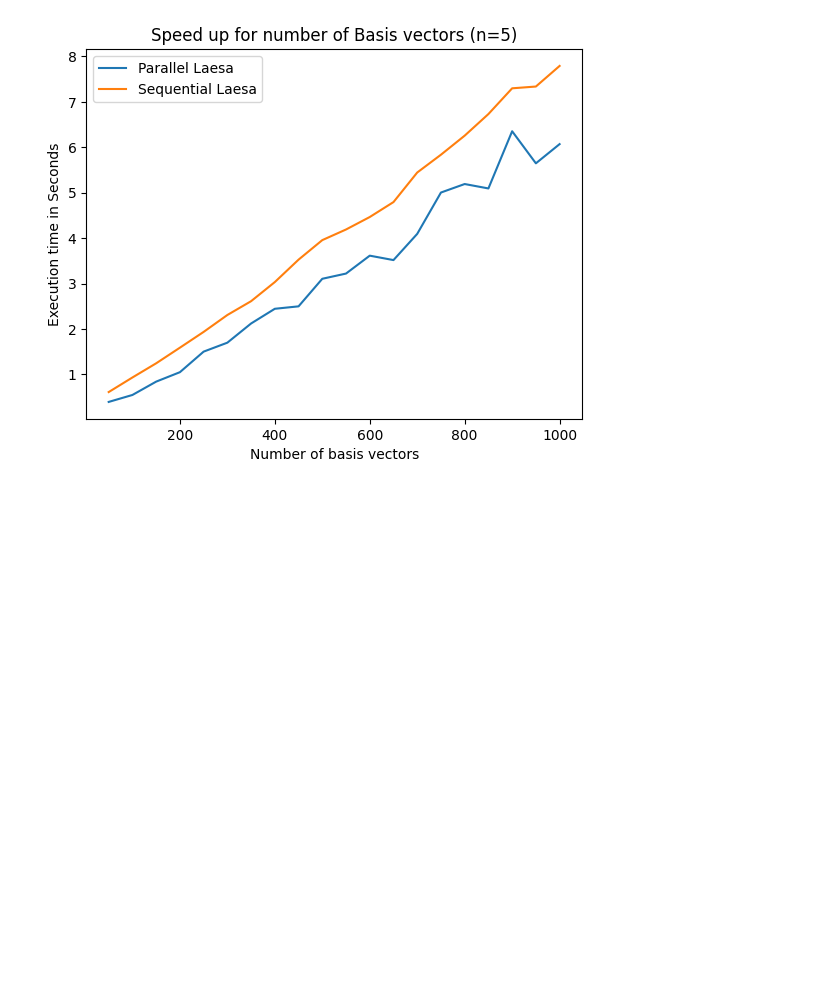
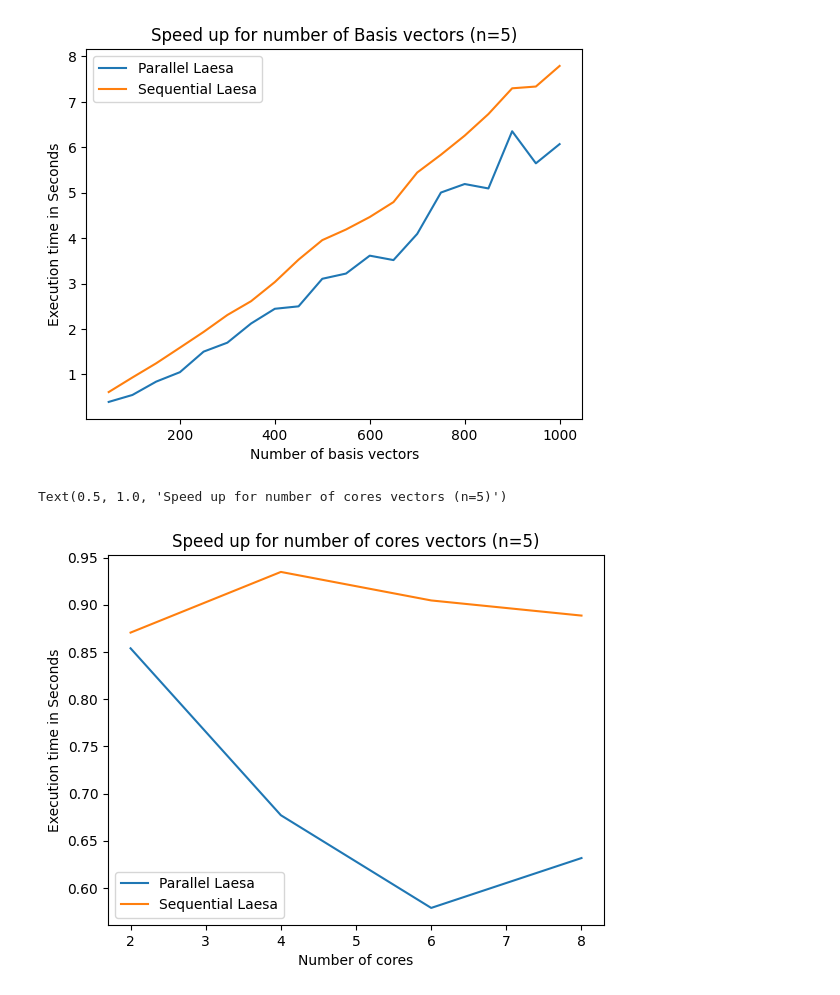
Before and after one commit to kevinfjiang/hello-neighbor, a Jupyter notebook: graphing.ipynb, the cells around one changed output. Drawn from its saved outputs; the diff is of its cells as text; code cells hidden in the pictures; blank space fills up the shorter version.

Commit message:
Added per core comparison

```diff
--- a/graphing.ipynb
+++ b/graphing.ipynb
@@ -4,7 +4,11 @@ import matplotlib.pyplot as plt
 import subprocess
 import time
 def set_env(num_train, num_query, num_base) -> dict[str, str]:
-    return {"NUM_TRAIN": str(num_train), "NUM_QUERY": str(num_query), "NUM_BASES": str(num_base)}
+    return {
+        "NUM_TRAIN": str(num_train),
+        "NUM_QUERY": str(num_query),
+        "NUM_BASES": str(num_base),
+    }
 
 def experiment(command, env) -> float:
     s = time.perf_counter()
@@ -76,3 +80,24 @@ plt.title("Speed up for number of Basis vectors (n=5)")
 # %% [output]
 Text(0.5, 1.0, 'Speed up for number of Basis vectors (n=5)')
 [figure]
+# %%
+from tqdm.notebook import tqdm
+from statistics import mean
+cores = [2, 4, 6, 8]
+n = 5
+parallel = []
+sequential = []
+
+for c in tqdm(cores):
+    parallel.append(mean(experiment(["./bin/mpar", "+RTS", f"-N{c}"], set_env(2000, 25, 100)) for _ in range(5)))
+    sequential.append(mean(experiment(["./bin/mseq", "+RTS", f"-N{c}"], set_env(2000, 25, 100)) for _ in range(5)))
+# %%
+plt.plot(cores, parallel, label="Parallel Laesa")
+plt.plot(cores, sequential, label="Sequential Laesa")
+plt.legend()
+plt.xlabel("Number of cores")
+plt.ylabel("Execution time in Seconds")
+plt.title("Speed up for number of cores vectors (n=5)")
+# %% [output]
+Text(0.5, 1.0, 'Speed up for number of cores vectors (n=5)')
+[figure, added]
```
Also changed, not shown: 4 other files.
